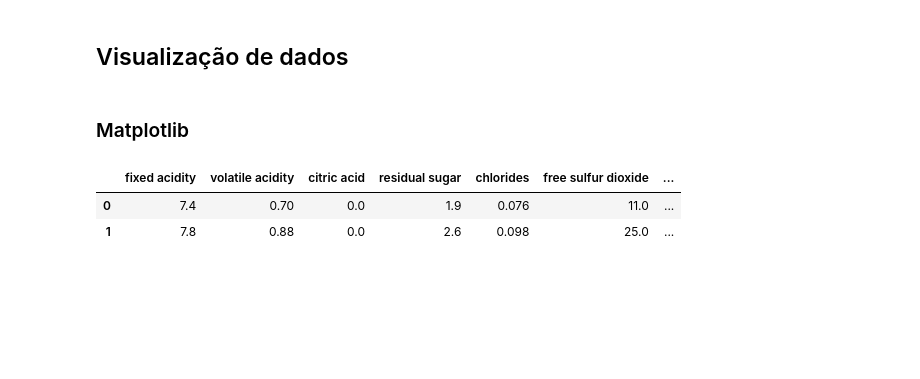
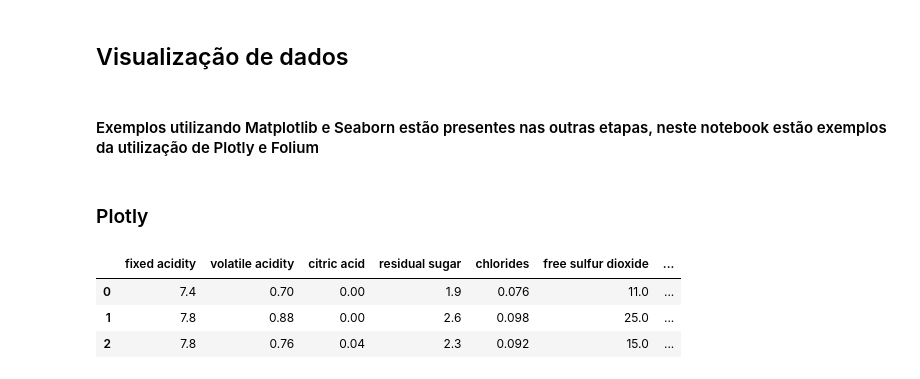
Before and after one commit to felipeninek/ds-road-map, a Jupyter notebook: visualizacao_dados.ipynb, the cells around one changed output. Cells and saved outputs as stored; diff of their text form; code cells hidden in the pictures; blank space fills up the shorter version.

```diff
--- a/visualizacao_dados.ipynb
+++ b/visualizacao_dados.ipynb
@@ -8,11 +9,12 @@ import matplotlib.pyplot as plt
+# %% [markdown]
+#### Exemplos utilizando Matplotlib e Seaborn estão presentes nas outras etapas, neste notebook estão exemplos da utilização de Plotly e Folium
 # %% [markdown]
-### Matplotlib
+### Plotly
 # %%
-# Carregar dataset
 df = pd.read_csv('data/winequality-red.csv', sep=';', encoding='utf-8')
+df.head(3)
+# %% [output]
+|  | fixed acidity | volatile acidity | citric acid | residual sugar | chlorides | free sulfur dioxide | ... |
+| 0 | 7.4 | 0.70 | 0.00 | 1.9 | 0.076 | 11.0 | ... |
+| 1 | 7.8 | 0.88 | 0.00 | 2.6 | 0.098 | 25.0 | ... |
+| 2 | 7.8 | 0.76 | 0.04 | 2.3 | 0.092 | 15.0 | ... |
-# %%
-df.head(2)
-# %% [output]
-|  | fixed acidity | volatile acidity | citric acid | residual sugar | chlorides | free sulfur dioxide | ... |
-| 0 | 7.4 | 0.70 | 0.0 | 1.9 | 0.076 | 11.0 | ... |
-| 1 | 7.8 | 0.88 | 0.0 | 2.6 | 0.098 | 25.0 | ... |
```
Also changed, not shown: parts of 18 cells of this notebook, 4 other files.
